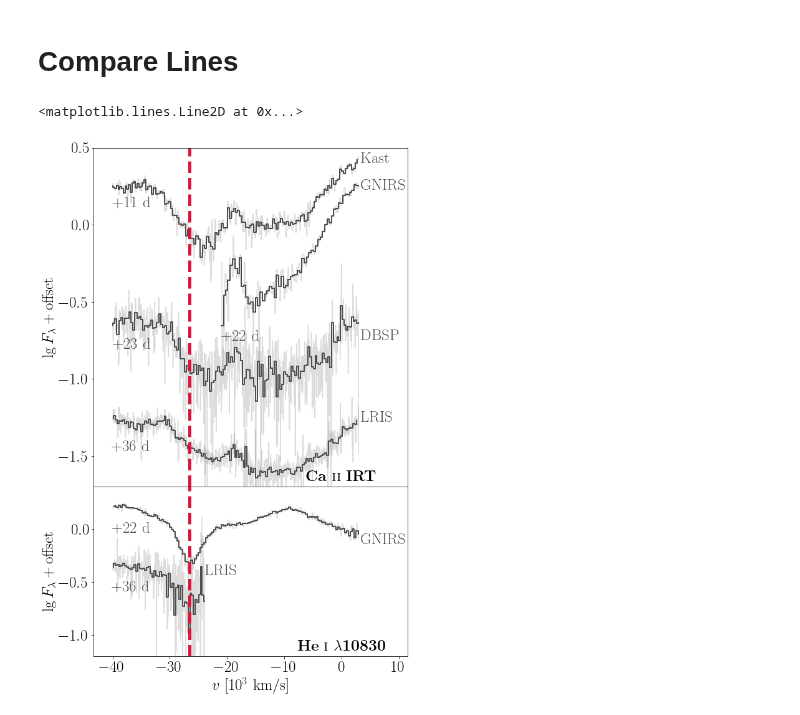
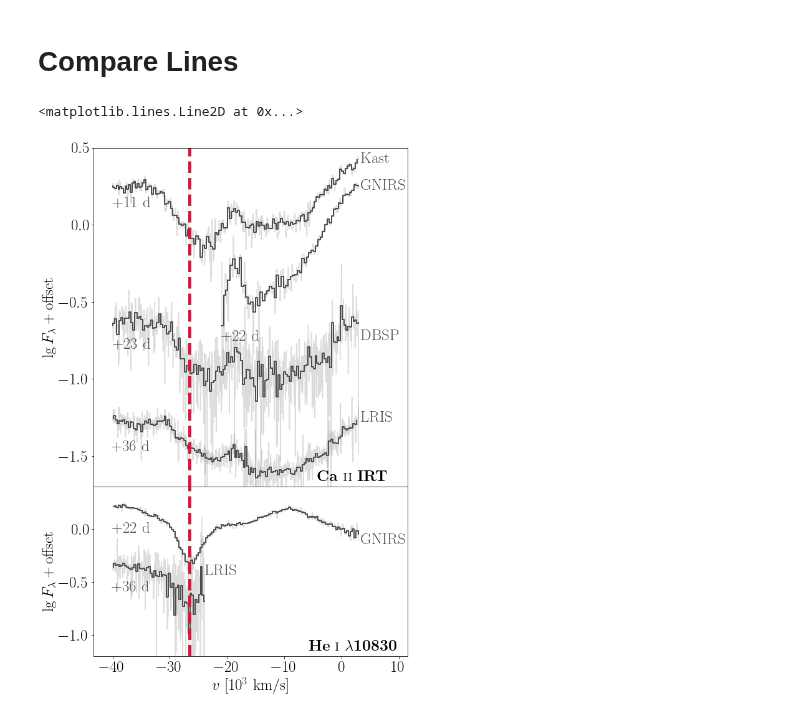
Before and after one commit to slowdivePTG/SN2020jgb, a Jupyter notebook: rv/SN2020jgb/CaII_HeI_hvf.ipynb, the cells around one changed output. Cells and saved outputs as stored; diff of their text form; code cells hidden in the pictures.

```diff
--- a/rv/SN2020jgb/CaII_HeI_hvf.ipynb
+++ b/rv/SN2020jgb/CaII_HeI_hvf.ipynb
@@ -225,36 +228,36 @@ compare_lines(spec_files,
               bin_size=300,
               col=col_Ca,
               instru=instru)
 ax0.set_ylim(-1.7, 0.5)
 ax0.set_xticks([])
 ax0.set_xlabel('')
 ax0.set_yticks([-1.5, -1, -0.5, 0, 0.5])
-ax0.text(0, -1.66, r'$\mathbf{Ca\ \textsc{ii}\ IRT}$', ha='center')
+ax0.text(2, -1.66, r'$\mathbf{Ca\ \textsc{ii}\ IRT}$', ha='center')
 
 HeI = 10830
 col_He = ['0.3', '0.3']
 instru_He = [r'\mathrm{GNIRS}', r'\mathrm{LRIS}']
 compare_lines(spec_He_files,
               ax1,
               line=HeI,
               vmax=-40000,
               vmin=3000,
               phase_min=11,
               phase_max=37,
               norm_fac=1,
               bin_size=300,
               col=col_He,
               instru=instru_He)
 ax1.set_ylim(-1.2, 0.4)
-ax1.text(0, -1.15, r'$\mathbf{He\ \textsc{i}\ \lambda 10830}$', ha='center')
+ax1.text(2, -1.15, r'$\mathbf{He\ \textsc{i}\ \lambda 10830}$', ha='center')
 
 ax0.axvline(-26.5, color='crimson', linestyle='--', linewidth=5)
 ax1.axvline(-26.5, color='crimson', linestyle='--', linewidth=5)
 
 #plt.savefig('../../paper/figures/CaII_HeI_hvf.pdf', bbox_inches='tight')
 # %% [output]
 <matplotlib.lines.Line2D at 0x...>
-[figure, old version]
+[figure, new version]
 # %%
 fig = plt.figure(figsize=(10, 12))
 gs = fig.add_gridspec(nrows=3,
```
Also changed, not shown: parts of 4 cells of this notebook, 4 other files.
